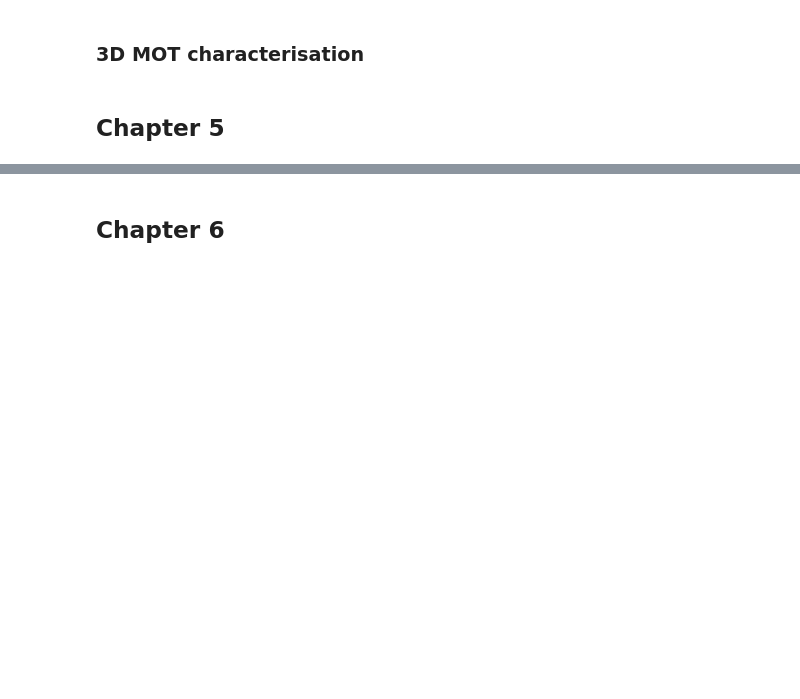
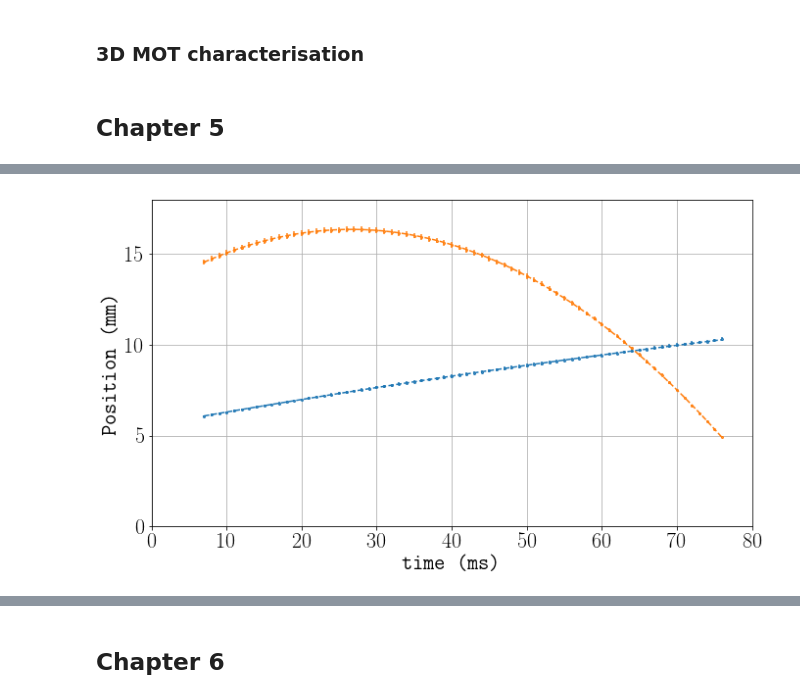
Before and after one commit to jstammers/thesis, a Jupyter notebook: Thesis Plots.ipynb, the cells around one changed output, grey strips where cells are left out. Saved outputs shown, nothing was run; the diff lists cells and outputs as text; code cells hidden in the pictures; blank space fills up the shorter version.

```diff
--- a/Thesis Plots.ipynb
+++ b/Thesis Plots.ipynb
@@ -410,0 +464,17 @@ plt.savefig("../loading_rate.pdf")
+# %%
+launchData = pd.read_csv("molasses_positions.csv",header=None,names=["time","x","x_err","y","y_err","x_pred","y_pred"])
+launchData*=1e3
+# %%
+plt.figure()
+plt.errorbar(launchData["time"],launchData["x"],launchData["x_err"],linestyle="None",marker="o",mfc="None",ms=2)
+plt.errorbar(launchData["time"],launchData["y"],launchData["y_err"],linestyle="None",marker="o",mfc="None",ms=2)
+plt.plot(launchData["time"],launchData["x_pred"],linestyle="--",color="C0")
+plt.plot(launchData["time"],launchData["y_pred"],linestyle="--",color="C1")
+plt.xlabel(r"time (ms)")
+plt.ylabel(r"Position (mm)")
+plt.xlim(0,80)
+plt.ylim(0,18)
+plt.tight_layout()
+plt.savefig("../molasses_position.pdf")
+# %% [output]
+[figure, added]
```
Also changed, not shown: parts of 11 cells of this notebook, 9 other files.
